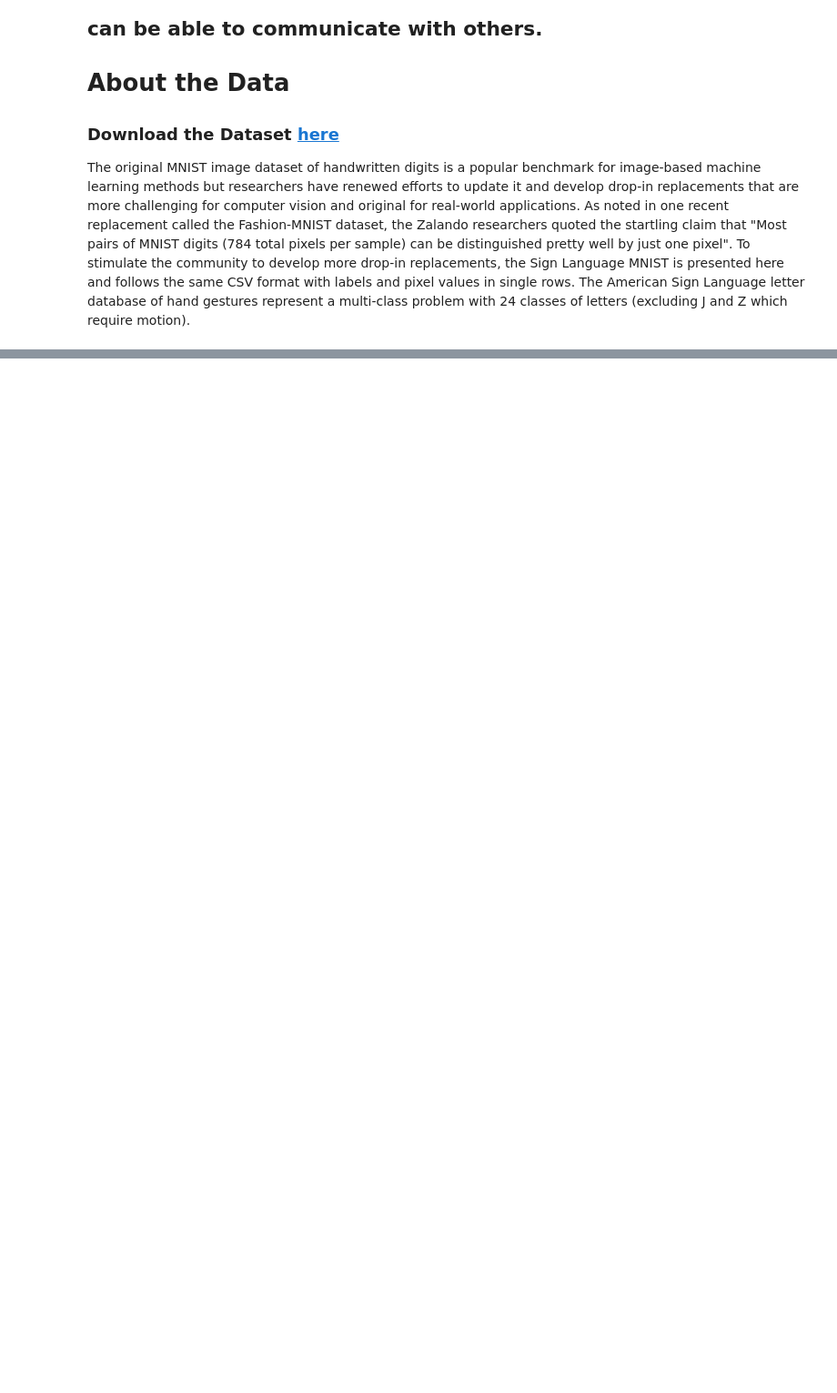
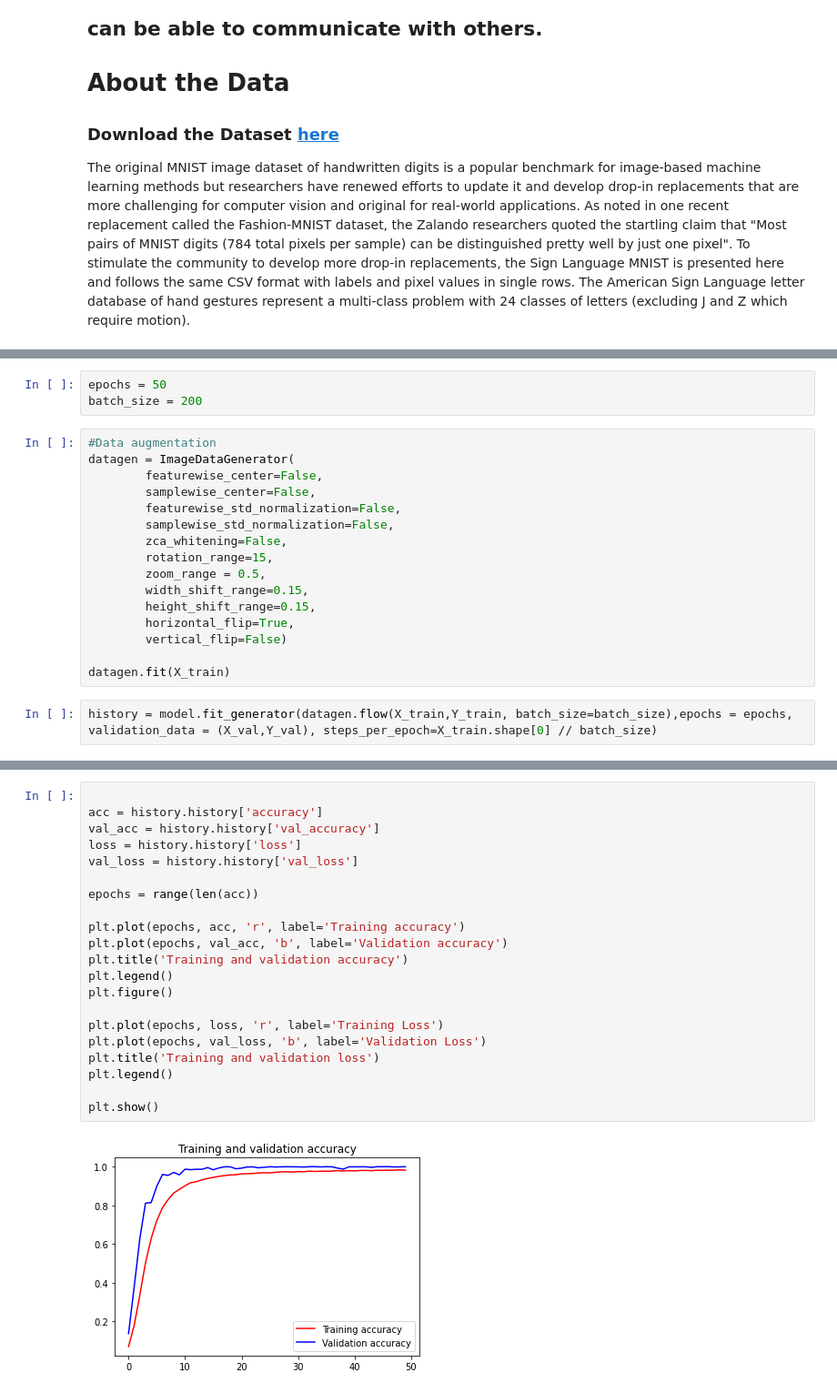
Before and after one commit to rohaanmd/project-alpha-opencv, a Jupyter notebook: machine-learning/handgesture.ipynb, the cells around one changed output, grey strips where cells are left out. Shown: that part at 91% size. Cells and saved outputs as stored; diff of their text form; blank space fills up the shorter version.

```diff
--- a/machine-learning/handgesture.ipynb
+++ b/machine-learning/handgesture.ipynb
@@ -71,0 +131,21 @@ AttributeError: 'numpy.ndarray' object has no attribute 'head'
+# %%
+epochs = 50
+batch_size = 200
+# %%
+#Data augmentation
+datagen = ImageDataGenerator(
+        featurewise_center=False,
+        samplewise_center=False,
+        featurewise_std_normalization=False,
+        samplewise_std_normalization=False,
+        zca_whitening=False,
+        rotation_range=15,
+        zoom_range = 0.5,
+        width_shift_range=0.15,
+        height_shift_range=0.15,
+        horizontal_flip=True,
+        vertical_flip=False)
+
+datagen.fit(X_train)
+# %%
+history = model.fit_generator(datagen.flow(X_train,Y_train, batch_size=batch_size),epochs = epochs, validation_data = (X_val,Y_val), steps_per_epoch=X_train.shape[0] // batch_size)
@@ -71,0 +170,23 @@ AttributeError: 'numpy.ndarray' object has no attribute 'head'
+# %%
+
+acc = history.history['accuracy']
+val_acc = history.history['val_accuracy']
+loss = history.history['loss']
+val_loss = history.history['val_loss']
+
+epochs = range(len(acc))
+
+plt.plot(epochs, acc, 'r', label='Training accuracy')
+plt.plot(epochs, val_acc, 'b', label='Validation accuracy')
+plt.title('Training and validation accuracy')
+plt.legend()
+plt.figure()
+
+plt.plot(epochs, loss, 'r', label='Training Loss')
+plt.plot(epochs, val_loss, 'b', label='Validation Loss')
+plt.title('Training and validation loss')
+plt.legend()
+
+plt.show()
+# %% [output]
+[figure, added]
```
Also changed, not shown: parts of 19 cells of this notebook.
